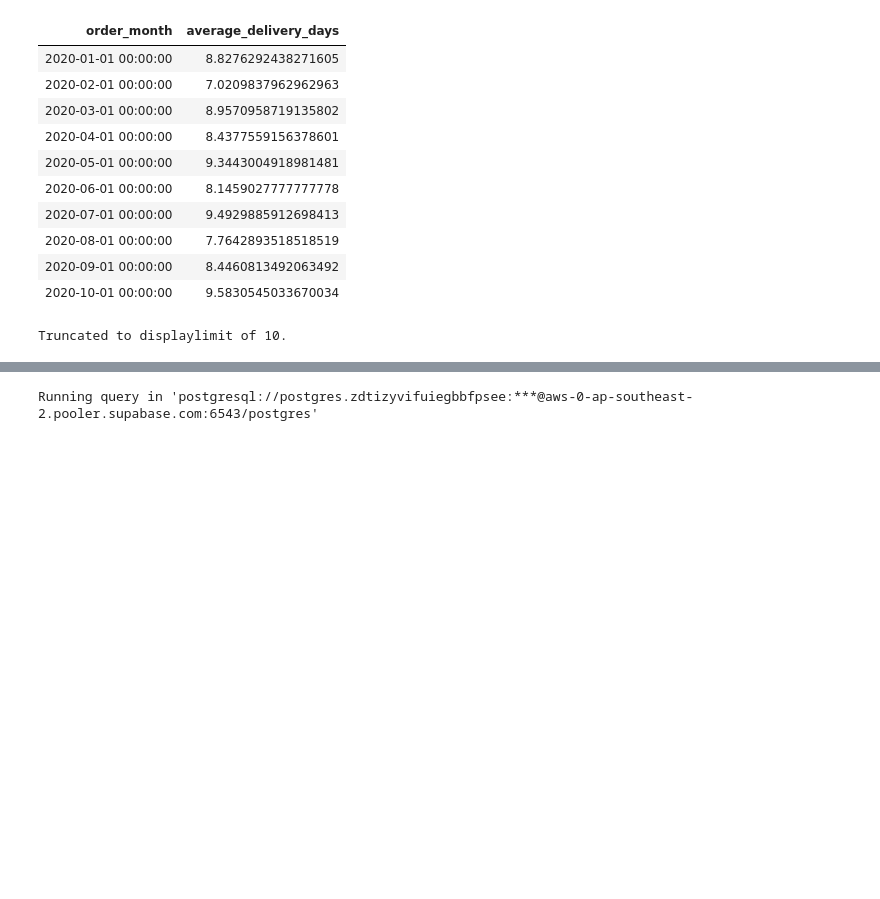
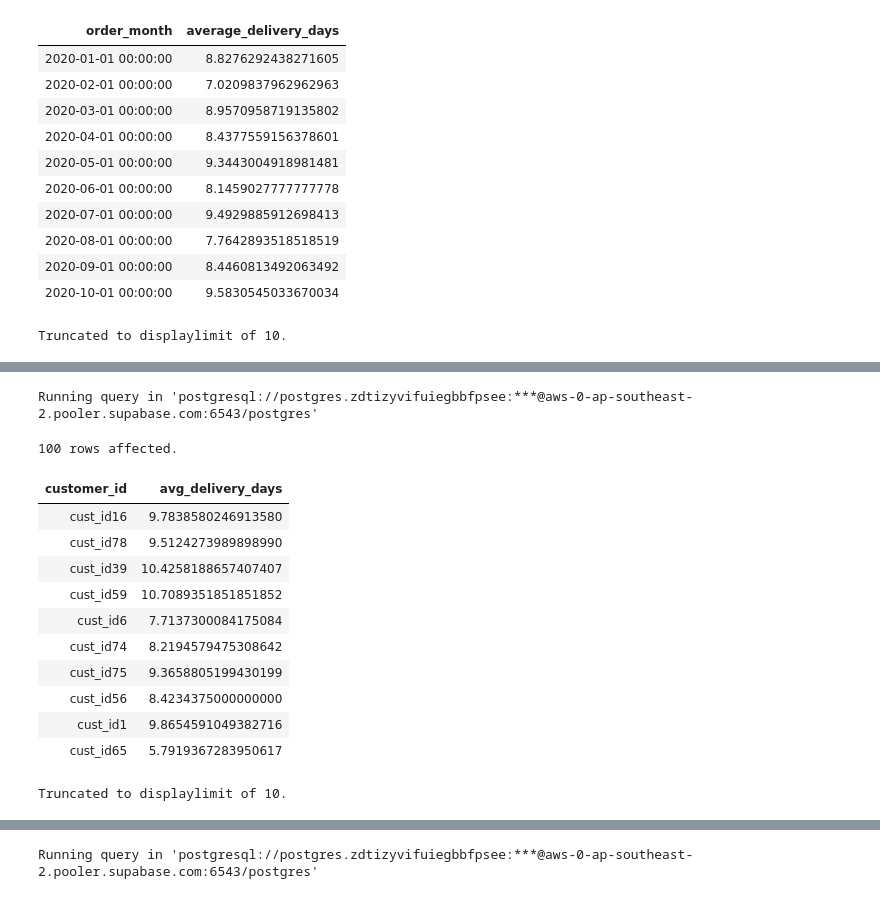
Before and after one commit to umesh-creates/sql_pandas_exercise_and_notes, a Jupyter notebook: retail_analysis exercise/date _and_time.ipynb, the cells around one changed output, grey strips where cells are left out. Cells and saved outputs as stored; diff of their text form; code cells hidden in the pictures; blank space fills up the shorter version.

```diff
--- a/retail_analysis exercise/date _and_time.ipynb
+++ b/retail_analysis exercise/date _and_time.ipynb
@@ -2027,0 +2037,21 @@ Truncated to displaylimit of 10.
+# %%
+%%sql
+SELECT customer_id,
+    AVG(EXTRACT(EPOCH FROM AGE(delivery_date, order_date))) / 86400 AS avg_delivery_days
+FROM retail_analysis.orders
+GROUP BY customer_id
+# %% [output]
+Running query in 'postgresql://postgres.zdtizyvifuiegbbfpsee:***@aws-0-ap-southeast-2.pooler.supabase.com:6543/postgres'
+100 rows affected.
+| customer_id | avg_delivery_days |
+| cust_id16 | 9.7838580246913580 |
+| cust_id78 | 9.5124273989898990 |
+| cust_id39 | 10.4258188657407407 |
+| cust_id59 | 10.7089351851851852 |
+| cust_id6 | 7.7137300084175084 |
+| cust_id74 | 8.2194579475308642 |
+| cust_id75 | 9.3658805199430199 |
+| cust_id56 | 8.4234375000000000 |
+| cust_id1 | 9.8654591049382716 |
+| cust_id65 | 5.7919367283950617 |
+Truncated to displaylimit of 10.
```
Also changed, not shown: parts of 5 cells of this notebook.
